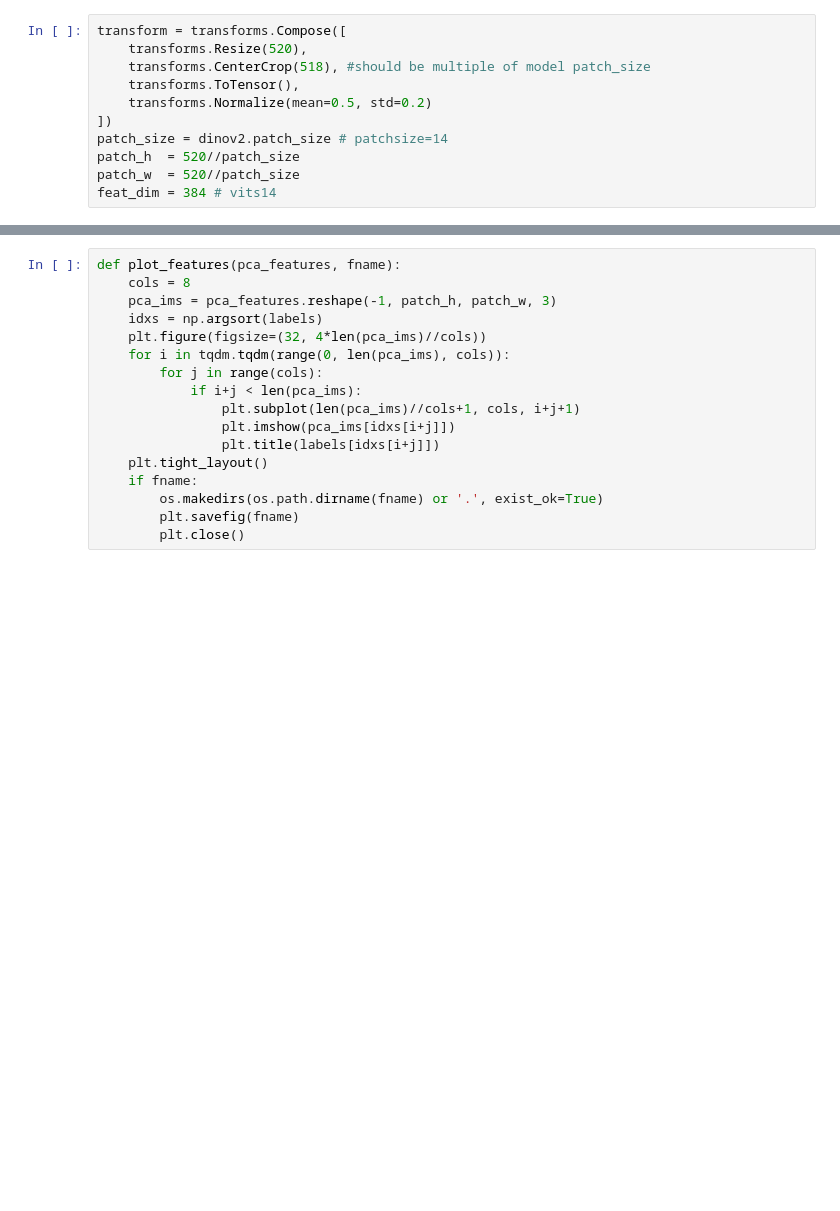
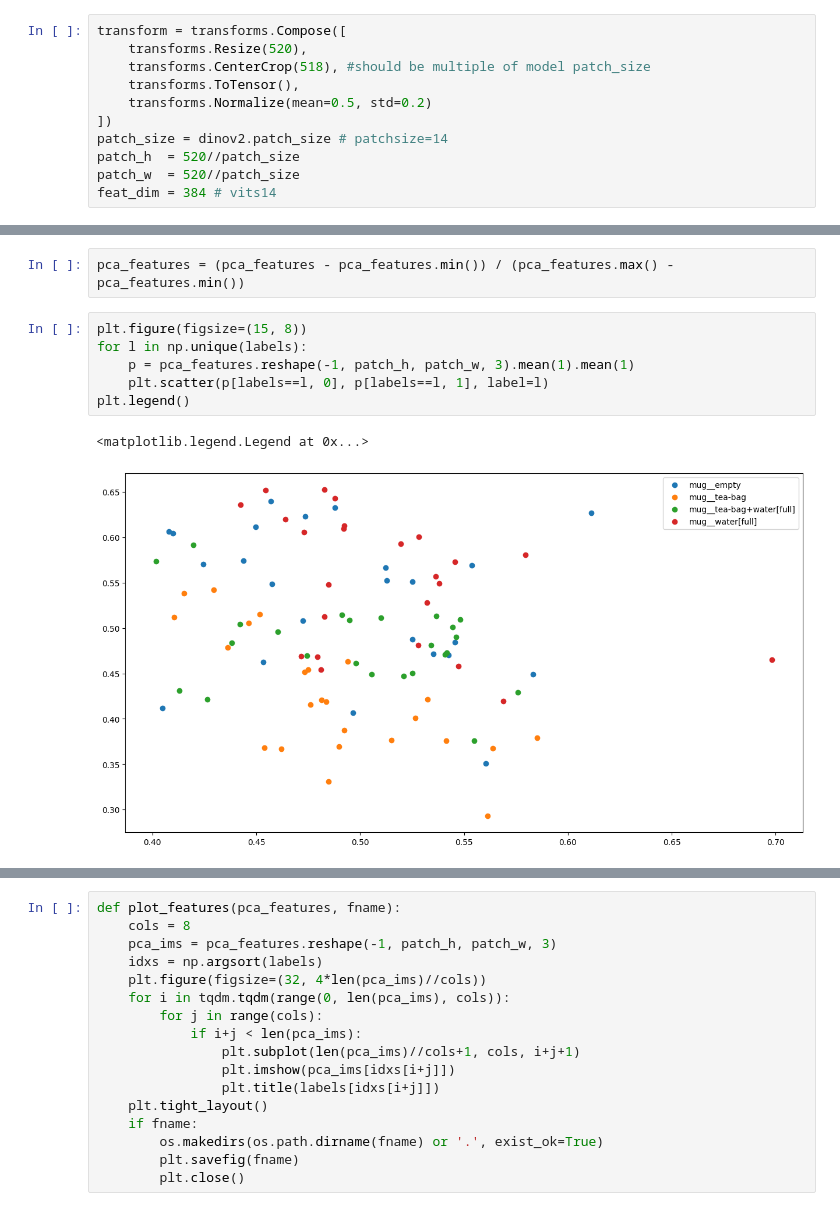
Before and after one commit to VIDA-NYU/object-states, a Jupyter notebook: scripts/Dino.ipynb, the cells around one changed output, grey strips where cells are left out. Saved outputs shown, nothing was run; the diff lists cells and outputs as text; blank space fills up the shorter version.

```diff
--- a/scripts/Dino.ipynb
+++ b/scripts/Dino.ipynb
@@ -81,0 +82,11 @@ plt.hist(pca_features[:, 2])
+# %%
+pca_features = (pca_features - pca_features.min()) / (pca_features.max() - pca_features.min())
+# %%
+plt.figure(figsize=(15, 8))
+for l in np.unique(labels):
+    p = pca_features.reshape(-1, patch_h, patch_w, 3).mean(1).mean(1)
+    plt.scatter(p[labels==l, 0], p[labels==l, 1], label=l)
+plt.legend()
+# %% [output]
+<matplotlib.legend.Legend at 0x...>
+[figure, added]
```
Also changed, not shown: parts of 3 cells of this notebook, 21 other files.
